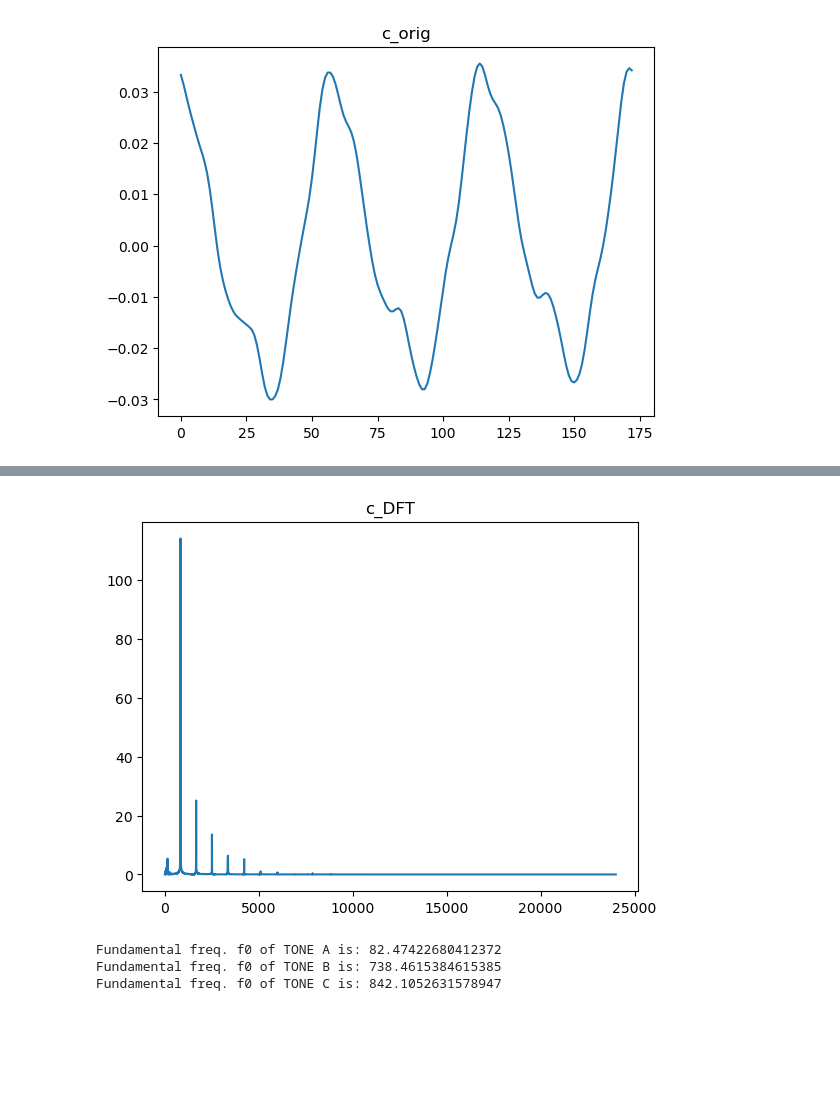
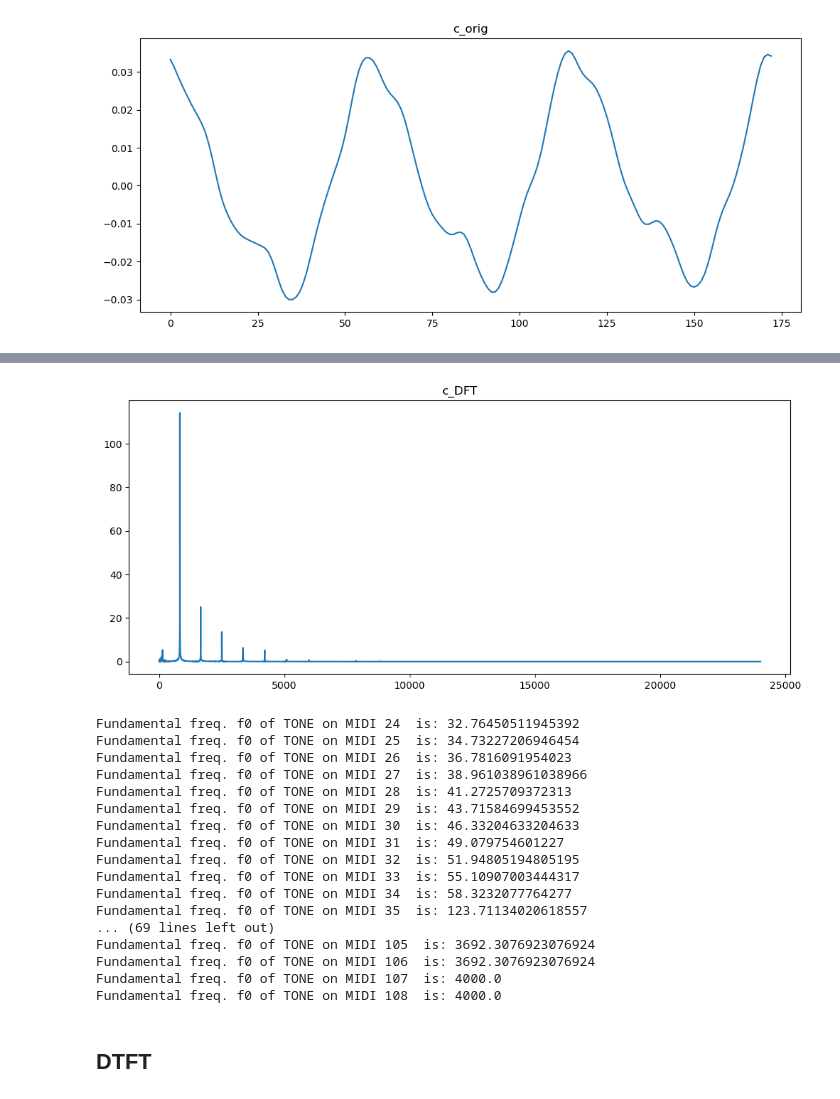
Before and after one commit to Explosiver001/ISS-projekt, a Jupyter notebook: src/main.ipynb, the cells around one changed output, grey strips where cells are left out. Cells and saved outputs as stored; diff of their text form; code cells hidden in the pictures; blank space fills up the shorter version.

Commit message:
fooking dtft bitches

```diff
--- a/src/main.ipynb
+++ b/src/main.ipynb
@@ -76,16 +93,16 @@ plt.show()
 # %%
 MIDI_C = 80
 MIDI_C_F = 830.61
 #MIDI C
-start = Nwholetone*(MIDI_C-MIDIFROM) + SKIP
+plt.figure(figsize=(12,5))
 plt.title('c_orig')
-TONE_C = s[start:start+LENGTH]
+TONE_C = xall[MIDI_C]
 sf.write('../audio/c_orig.wav', TONE_C, Fs)
 plt.plot(TONE_C[0:int(3*Fs/MIDI_C_F)])
 plt.show()
 display(Audio(TONE_C, rate=Fs))
 # %% [output]
-[figure, old version]
+[figure, new version]
 [interactive output not drawn]
 # %%
 #MIDI C DFT
@@ -93,21 +110,38 @@ TONE_C_DFT = np.fft.fft(TONE_C)
 TONE_C_DFT = np.abs(TONE_C_DFT)
 TONE_C_DFT = TONE_C_DFT[:TONE_C_DFT.size//2]
 F = np.arange(TONE_C_DFT.size) * Fs / TONE_C.size
+plt.figure(figsize=(12,5))
 plt.title('c_DFT')
 plt.plot(F[0:], TONE_C_DFT[0:])
 plt.show()
 # %% [output]
-[figure, old version]
+[figure, new version]
 # %%
-i = 0
-text = ["TONE A", "TONE B", "TONE C"]
-for TONE in [TONE_A, TONE_B, TONE_C]:
+i = 24
+f0_autocorr = np.zeros(MIDITO+1)
+for TONE in xall[i:]:
     corr = np.correlate(TONE, TONE,"full")
-    peak1 = scipy.signal.find_peaks(corr[corr.size//2:], max(corr[corr.size//2:])/2)[0][0]
-    peak2 = scipy.signal.find_peaks(corr[corr.size//2:], max(corr[corr.size//2:])/2)[0][1]
-    print("Fundamental freq. f0 of",text[i],"is:", 1/(peak2-peak1)*Fs)
+    peak1 = scipy.signal.find_peaks(corr[corr.size//2:], max(corr[corr.size//2:])/1.75)[0][0]
+    peak2 = scipy.signal.find_peaks(corr[corr.size//2:], max(corr[corr.size//2:])/1.75)[0][1]
+    f0_autocorr[i] = 1/(peak2-peak1)*Fs;
+    print("Fundamental freq. f0 of TONE on MIDI",i," is:", 1/(peak2-peak1)*Fs)
+
     i = i+1
 # %% [output]
-Fundamental freq. f0 of TONE A is: 82.47422680412372
-Fundamental freq. f0 of TONE B is: 738.4615384615385
-Fundamental freq. f0 of TONE C is: 842.1052631578947
+Fundamental freq. f0 of TONE on MIDI 24  is: 32.76450511945392
+Fundamental freq. f0 of TONE on MIDI 25  is: 34.73227206946454
+Fundamental freq. f0 of TONE on MIDI 26  is: 36.7816091954023
+Fundamental freq. f0 of TONE on MIDI 27  is: 38.961038961038966
+Fundamental freq. f0 of TONE on MIDI 28  is: 41.2725709372313
+Fundamental freq. f0 of TONE on MIDI 29  is: 43.71584699453552
+Fundamental freq. f0 of TONE on MIDI 30  is: 46.33204633204633
+Fundamental freq. f0 of TONE on MIDI 31  is: 49.079754601227
+Fundamental freq. f0 of TONE on MIDI 32  is: 51.94805194805195
+Fundamental freq. f0 of TONE on MIDI 33  is: 55.10907003444317
+Fundamental freq. f0 of TONE on MIDI 34  is: 58.3232077764277
+Fundamental freq. f0 of TONE on MIDI 35  is: 123.71134020618557
+... (69 lines left out)
+Fundamental freq. f0 of TONE on MIDI 105  is: 3692.3076923076924
+Fundamental freq. f0 of TONE on MIDI 106  is: 3692.3076923076924
+Fundamental freq. f0 of TONE on MIDI 107  is: 4000.0
+Fundamental freq. f0 of TONE on MIDI 108  is: 4000.0
@@ -128,0 +148,2 @@ for tone in tones:
+# %% [markdown]
+## DTFT
```
Also changed, not shown: parts of 7 cells of this notebook, 3 other files.
